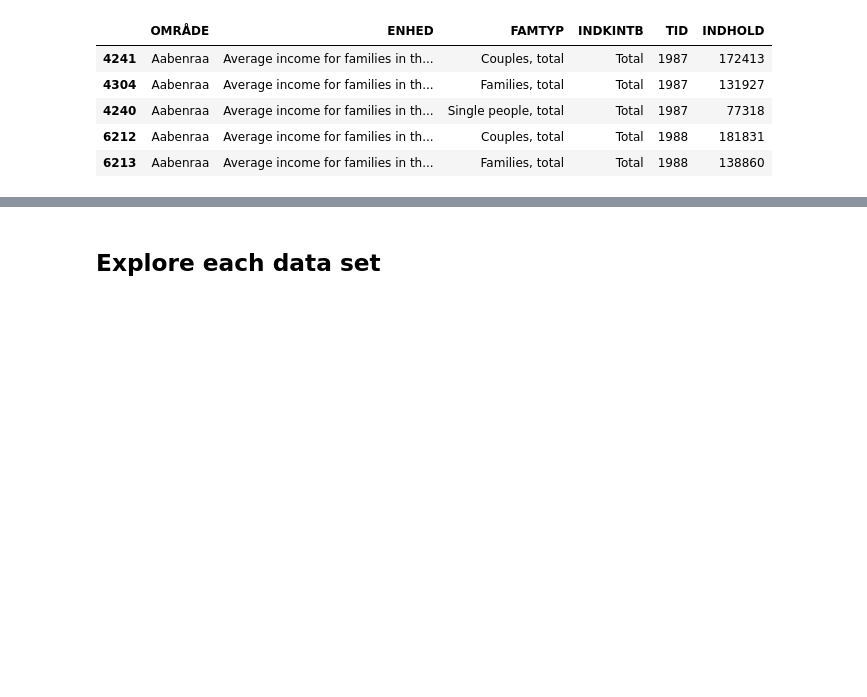
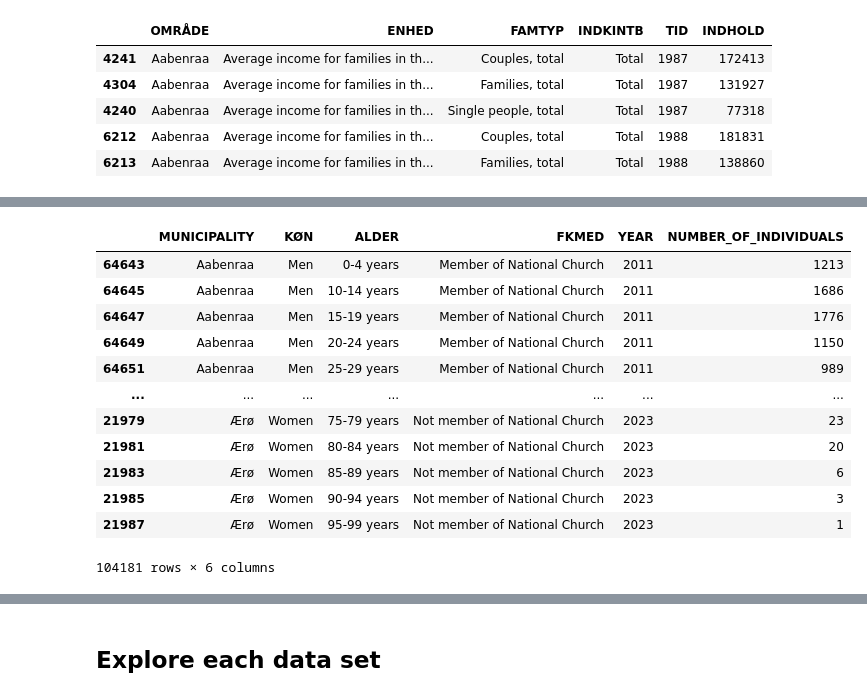
Before and after one commit to NumEconCopenhagen/projects-2023-andershuus_christianfogel, a Jupyter notebook: dataproject/dataproject.ipynb, the cells around one changed output, grey strips where cells are left out. Saved outputs shown, nothing was run; the diff lists cells and outputs as text; code cells hidden in the pictures; blank space fills up the shorter version.

Commit message:
Have sorted out both datasets and merged

```diff
--- a/dataproject/dataproject.ipynb
+++ b/dataproject/dataproject.ipynb
@@ -71,0 +214,3 @@ inc_table.head()
+# %%
+params = church._define_base_params(language='en')
+params
@@ -71,0 +226,4 @@ inc_table.head()
+# %%
+church_table = church.get_data(params=params)
+#CHR:use the method get_data and then you feed in the params dictionary that we have created, and then you download the data
+church_table.head(5)
@@ -71,0 +237,3 @@ inc_table.head()
+# %%
+church_table.sort_values(by=['KOMK', 'TID', 'FKMED'], inplace=True)
+church_table.head(5)
@@ -71,0 +247,18 @@ inc_table.head()
+# %%
+#Rename variables
+church_table_000=church_table.rename(columns={'KOMK':'MUNICIPALITY','TID':'YEAR','INDHOLD':'NUMBER_OF_INDIVIDUALS'})
+church_table_000
+# %% [output]
+|  | MUNICIPALITY | KØN | ALDER | FKMED | YEAR | NUMBER_OF_INDIVIDUALS |
+| 64643 | Aabenraa | Men | 0-4 years | Member of National Church | 2011 | 1213 |
+| 64645 | Aabenraa | Men | 10-14 years | Member of National Church | 2011 | 1686 |
+| 64647 | Aabenraa | Men | 15-19 years | Member of National Church | 2011 | 1776 |
+| 64649 | Aabenraa | Men | 20-24 years | Member of National Church | 2011 | 1150 |
+| 64651 | Aabenraa | Men | 25-29 years | Member of National Church | 2011 | 989 |
+| ... | ... | ... | ... | ... | ... | ... |
+| 21979 | Ærø | Women | 75-79 years | Not member of National Church | 2023 | 23 |
+| 21981 | Ærø | Women | 80-84 years | Not member of National Church | 2023 | 20 |
+| 21983 | Ærø | Women | 85-89 years | Not member of National Church | 2023 | 6 |
+| 21985 | Ærø | Women | 90-94 years | Not member of National Church | 2023 | 3 |
+| 21987 | Ærø | Women | 95-99 years | Not member of National Church | 2023 | 1 |
+104181 rows × 6 columns
```
Also changed, not shown: parts of 20 cells of this notebook.
